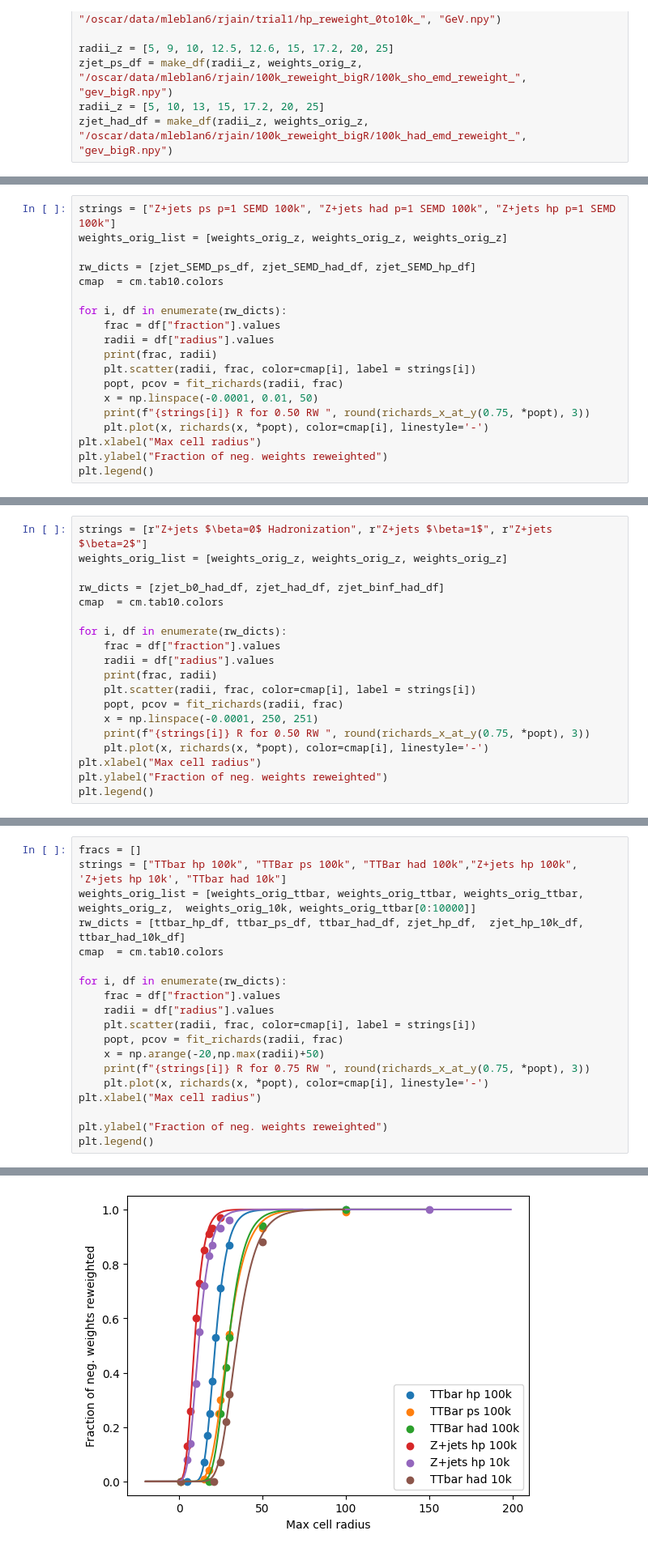
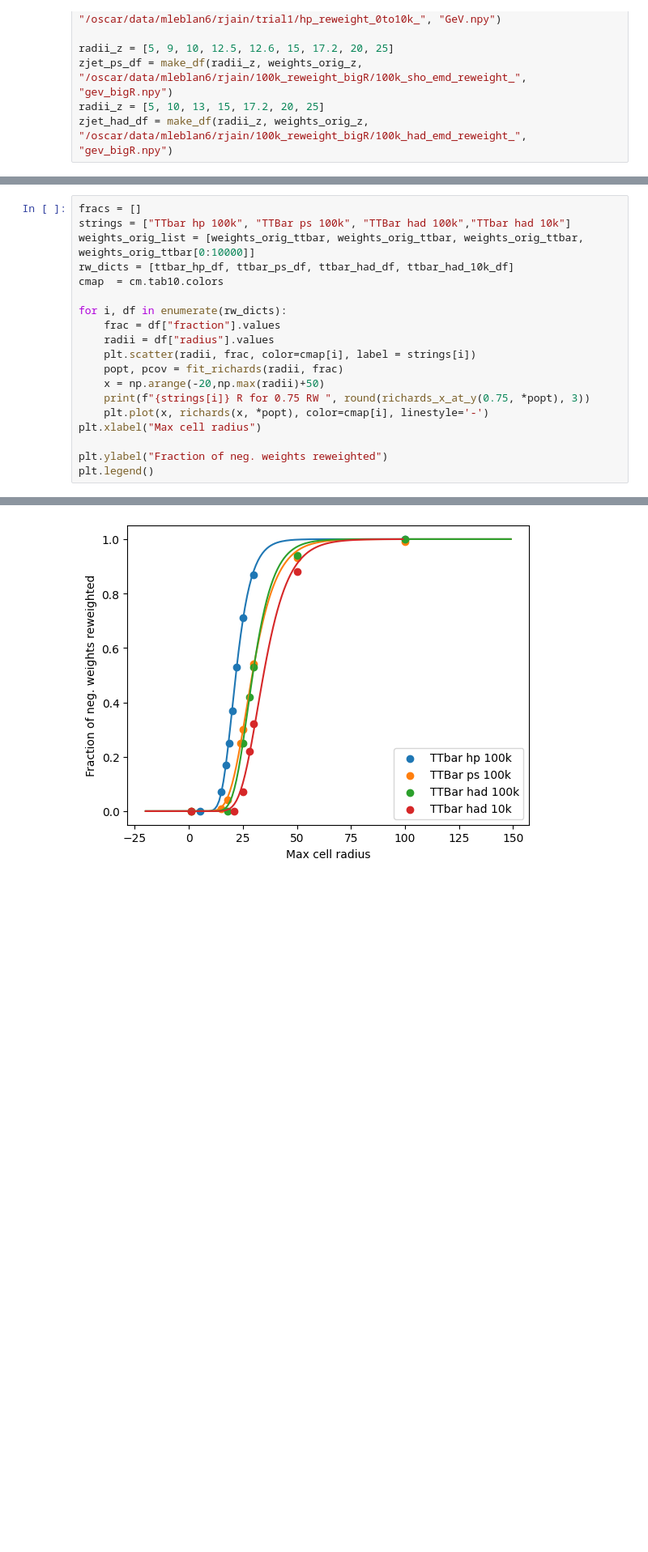
Before and after one commit to leblanc-lab/ot-cres, a Jupyter notebook: cell_reweighting_scripts/plot_ttbar_otherSamp.ipynb, the cells around one changed output, grey strips where cells are left out. Shown at 81% size. Cells and saved outputs as stored; diff of their text form; blank space fills up the shorter version.

Commit message:
separate z and ttbar plotting notebooks -- update and inherit from plotting.py

```diff
--- a/cell_reweighting_scripts/plot_ttbar_otherSamp.ipynb
+++ b/cell_reweighting_scripts/plot_ttbar_otherSamp.ipynb
@@ -278,19 +170,0 @@ Z+jets hp beta=2 100k R for 0.50 RW  1.402
-# %%
-strings = ["Z+jets ps p=1 SEMD 100k", "Z+jets had p=1 SEMD 100k", "Z+jets hp p=1 SEMD 100k"]
-weights_orig_list = [weights_orig_z, weights_orig_z, weights_orig_z]
-
-rw_dicts = [zjet_SEMD_ps_df, zjet_SEMD_had_df, zjet_SEMD_hp_df]
-cmap  = cm.tab10.colors
-
-for i, df in enumerate(rw_dicts):
-    frac = df["fraction"].values
-    radii = df["radius"].values
-    print(frac, radii)
-    plt.scatter(radii, frac, color=cmap[i], label = strings[i])
-    popt, pcov = fit_richards(radii, frac)
-    x = np.linspace(-0.0001, 0.01, 50)
-    print(f"{strings[i]} R for 0.50 RW ", round(richards_x_at_y(0.75, *popt), 3))
-    plt.plot(x, richards(x, *popt), color=cmap[i], linestyle='-')
-plt.xlabel("Max cell radius")
-plt.ylabel("Fraction of neg. weights reweighted")
-plt.legend()
@@ -317,19 +170,0 @@ Z+jets hp p=1 SEMD 100k R for 0.50 RW  0.002
-# %%
-strings = [r"Z+jets $\beta=0$ Hadronization", r"Z+jets $\beta=1$", r"Z+jets $\beta=2$"]
-weights_orig_list = [weights_orig_z, weights_orig_z, weights_orig_z]
-
-rw_dicts = [zjet_b0_had_df, zjet_had_df, zjet_binf_had_df]
-cmap  = cm.tab10.colors
-
-for i, df in enumerate(rw_dicts):
-    frac = df["fraction"].values
-    radii = df["radius"].values
-    print(frac, radii)
-    plt.scatter(radii, frac, color=cmap[i], label = strings[i])
-    popt, pcov = fit_richards(radii, frac)
-    x = np.linspace(-0.0001, 250, 251)
-    print(f"{strings[i]} R for 0.50 RW ", round(richards_x_at_y(0.75, *popt), 3))
-    plt.plot(x, richards(x, *popt), color=cmap[i], linestyle='-')
-plt.xlabel("Max cell radius")
-plt.ylabel("Fraction of neg. weights reweighted")
-plt.legend()
@@ -356,8 +171,8 @@ Z+jets $\beta=2$ R for 0.50 RW  0.009
 # %%
 fracs = []
-strings = ["TTbar hp 100k", "TTBar ps 100k", "TTBar had 100k","Z+jets hp 100k",  'Z+jets hp 10k', "TTbar had 10k"]
-weights_orig_list = [weights_orig_ttbar, weights_orig_ttbar, weights_orig_ttbar, weights_orig_z,  weights_orig_10k, weights_orig_ttbar[0:10000]]
-rw_dicts = [ttbar_hp_df, ttbar_ps_df, ttbar_had_df, zjet_hp_df,  zjet_hp_10k_df, ttbar_had_10k_df]
+strings = ["TTbar hp 100k", "TTBar ps 100k", "TTBar had 100k","TTbar had 10k"]
+weights_orig_list = [weights_orig_ttbar, weights_orig_ttbar, weights_orig_ttbar,  weights_orig_ttbar[0:10000]]
+rw_dicts = [ttbar_hp_df, ttbar_ps_df, ttbar_had_df, ttbar_had_10k_df]
 cmap  = cm.tab10.colors
 
 for i, df in enumerate(rw_dicts):
@@ -381,4 +194,4 @@ Z+jets hp 10k R for 0.75 RW  15.898
 TTbar had 10k R for 0.75 RW  41.389
 <matplotlib.legend.Legend at 0x...>
-[figure, old version]
+[figure, new version]
 # %%
```
Also changed, not shown: parts of 19 cells of this notebook, 9 other files.
